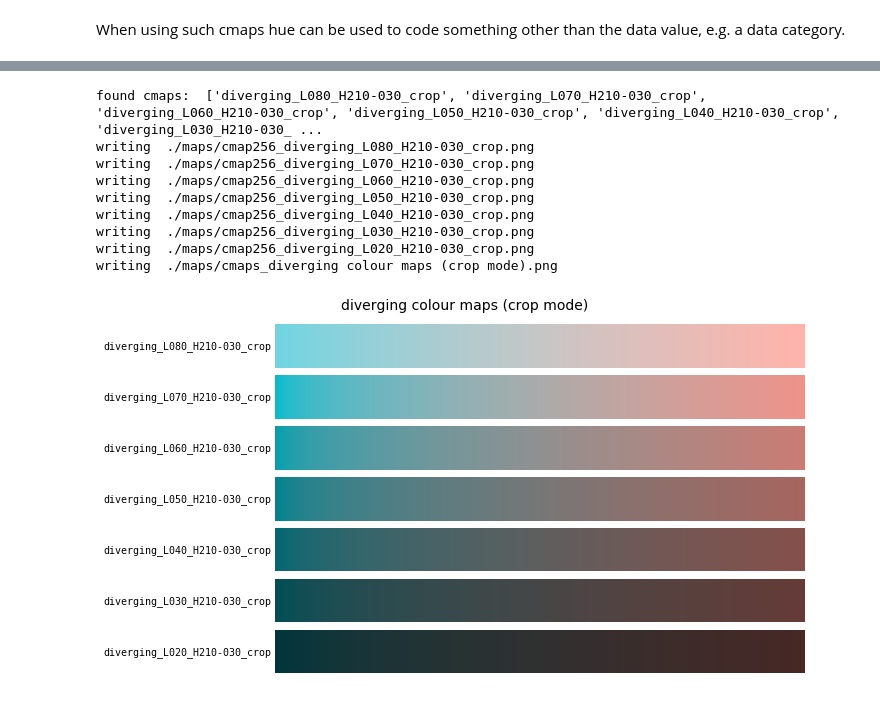
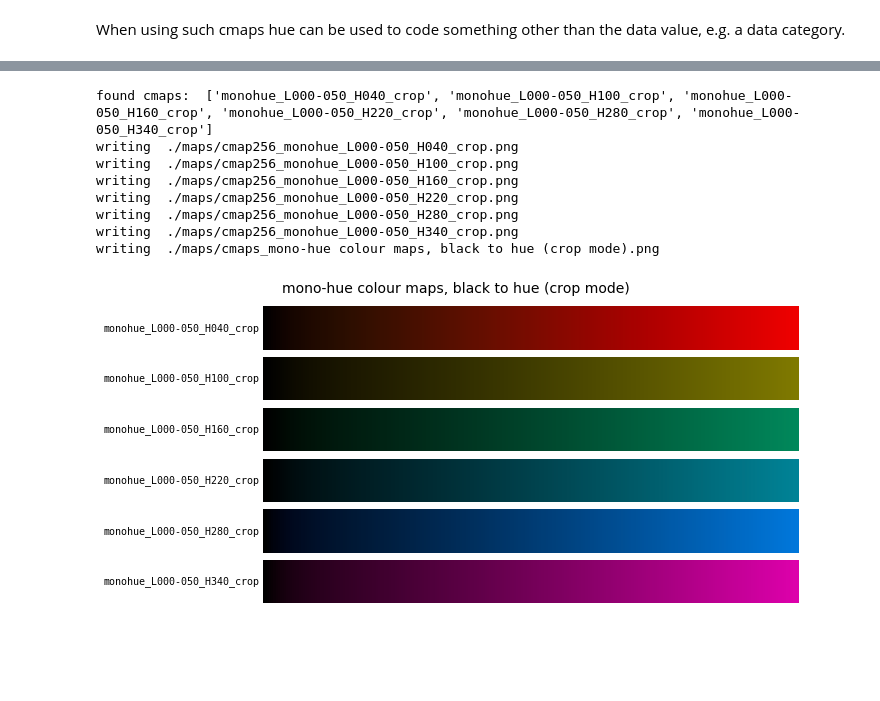
Before and after one commit to gillesferrand/colourspace, a Jupyter notebook: 5. cmaps.ipynb, the cells around one changed output, grey strips where cells are left out. Drawn from its saved outputs; the diff is of its cells as text; code cells hidden in the pictures; blank space fills up the shorter version.

```diff
--- a/5. cmaps.ipynb
+++ b/5. cmaps.ipynb
@@ -26,3 +71,6 @@ png_dir = "./maps"
+# %%
+figsize_cmp_x = 10
+figsize_cmp_y = 0.8
 # %% [markdown]
 ## Equi-luminant cmaps
 # %% [markdown]
@@ -225,13 +337,12 @@ creating cmap 'diverging_L080_H210-030_crop' for Matplotlib ( 245 steps)
 # %%
-maps.plot_cmaps(figsize=(figsize_x,figsize_y*7), dir=png_dir, title="diverging colour maps (crop mode)")
+maps.plot_cmaps(filters=["L000-050","crop"],figsize=(figsize_cmp_x,figsize_cmp_y*6), dir=png_dir, title="mono-hue colour maps, black to hue (crop mode)")
 # %% [output]
-found cmaps:  ['diverging_L080_H210-030_crop', 'diverging_L070_H210-030_crop', 'diverging_L060_H210-030_crop', 'diverging_L050_H210-030_crop', 'diverging_L040_H210-030_crop', 'diverging_L030_H210-030_ ...
-writing  ./maps/cmap256_diverging_L080_H210-030_crop.png
-writing  ./maps/cmap256_diverging_L070_H210-030_crop.png
-writing  ./maps/cmap256_diverging_L060_H210-030_crop.png
-writing  ./maps/cmap256_diverging_L050_H210-030_crop.png
-writing  ./maps/cmap256_diverging_L040_H210-030_crop.png
-writing  ./maps/cmap256_diverging_L030_H210-030_crop.png
-writing  ./maps/cmap256_diverging_L020_H210-030_crop.png
-writing  ./maps/cmaps_diverging colour maps (crop mode).png
+found cmaps:  ['monohue_L000-050_H040_crop', 'monohue_L000-050_H100_crop', 'monohue_L000-050_H160_crop', 'monohue_L000-050_H220_crop', 'monohue_L000-050_H280_crop', 'monohue_L000-050_H340_crop']
+writing  ./maps/cmap256_monohue_L000-050_H040_crop.png
+writing  ./maps/cmap256_monohue_L000-050_H100_crop.png
+writing  ./maps/cmap256_monohue_L000-050_H160_crop.png
+writing  ./maps/cmap256_monohue_L000-050_H220_crop.png
+writing  ./maps/cmap256_monohue_L000-050_H280_crop.png
+writing  ./maps/cmap256_monohue_L000-050_H340_crop.png
+writing  ./maps/cmaps_mono-hue colour maps, black to hue (crop mode).png
-[figure, old version]
+[figure, new version]
```
Also changed, not shown: parts of 53 cells of this notebook, 2 other files.
